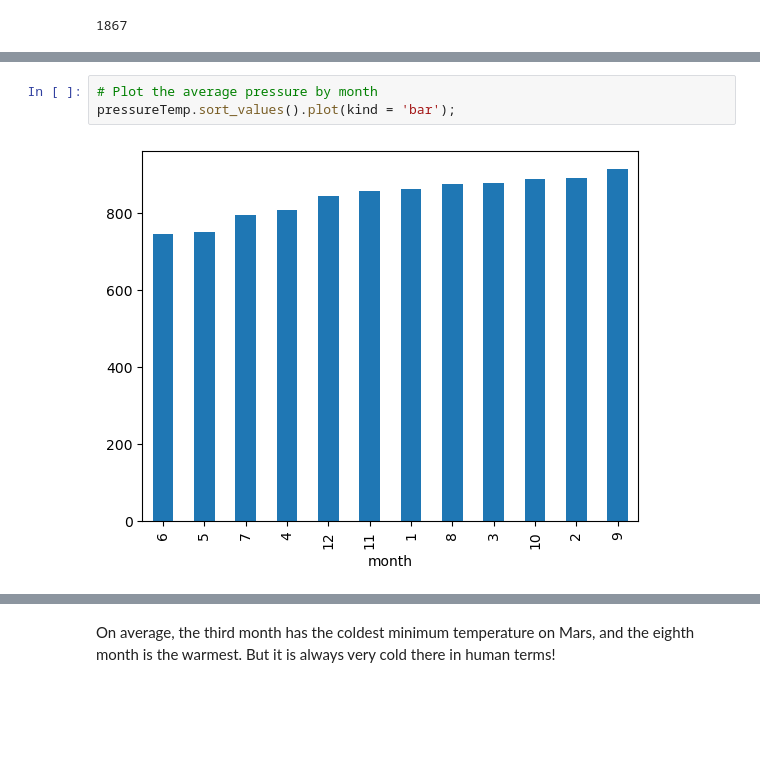
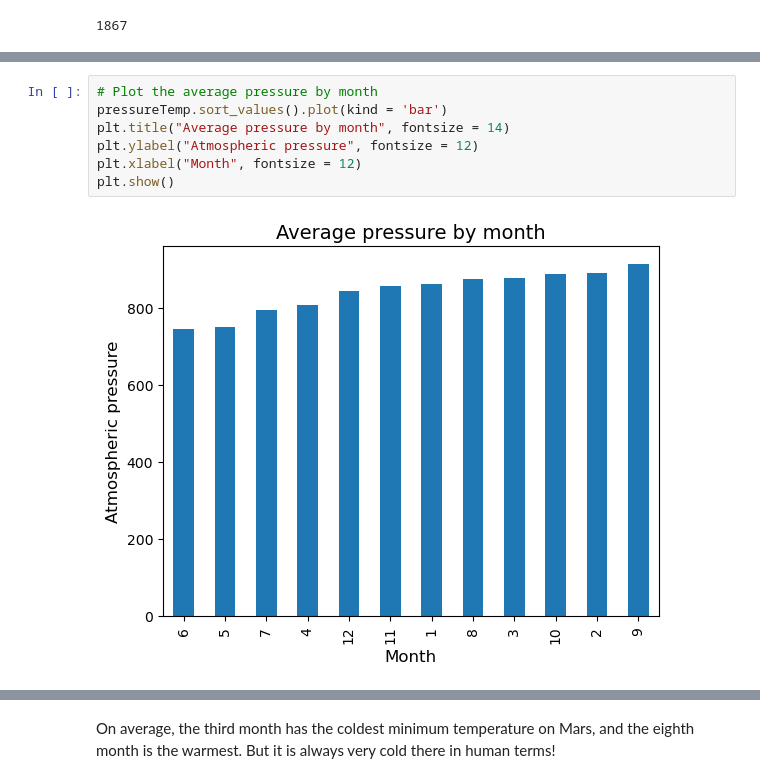
Before and after one commit to cami5326/scraping-challenge, a Jupyter notebook: Mars Info/part_2_mars_weather.ipynb, the cells around one changed output, grey strips where cells are left out. Drawn from its saved outputs; the diff is of its cells as text; blank space fills up the shorter version.

```diff
--- a/Mars Info/part_2_mars_weather.ipynb
+++ b/Mars Info/part_2_mars_weather.ipynb
@@ -228,8 +236,12 @@ month
 Name: pressure, dtype: float64
 # %%
 # Plot the average pressure by month
-pressureTemp.sort_values().plot(kind = 'bar');
+pressureTemp.sort_values().plot(kind = 'bar')
+plt.title("Average pressure by month", fontsize = 14)
+plt.ylabel("Atmospheric pressure", fontsize = 12)
+plt.xlabel("Month", fontsize = 12)
+plt.show()
 # %% [output]
-[figure, old version]
+[figure, new version]
 # %%
 # 5. How many terrestrial (earth) days are there in a Martian year?
```
Also changed, not shown: parts of 3 cells of this notebook, 5 other files.
